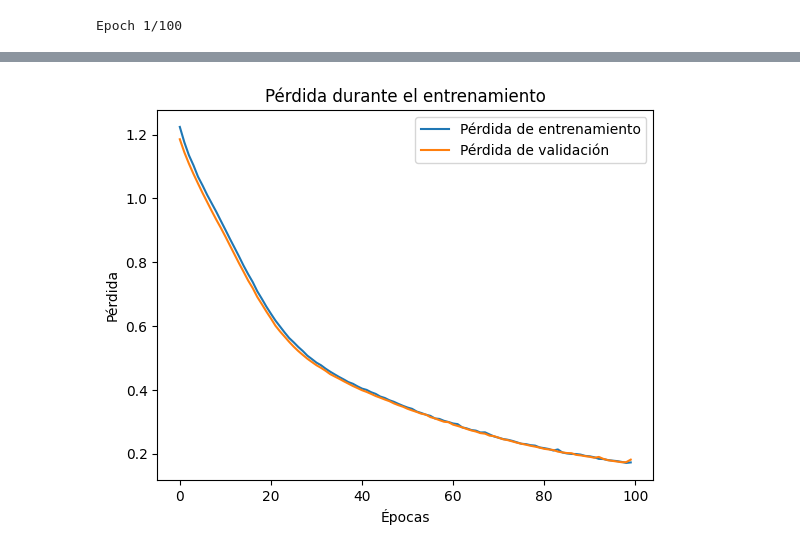
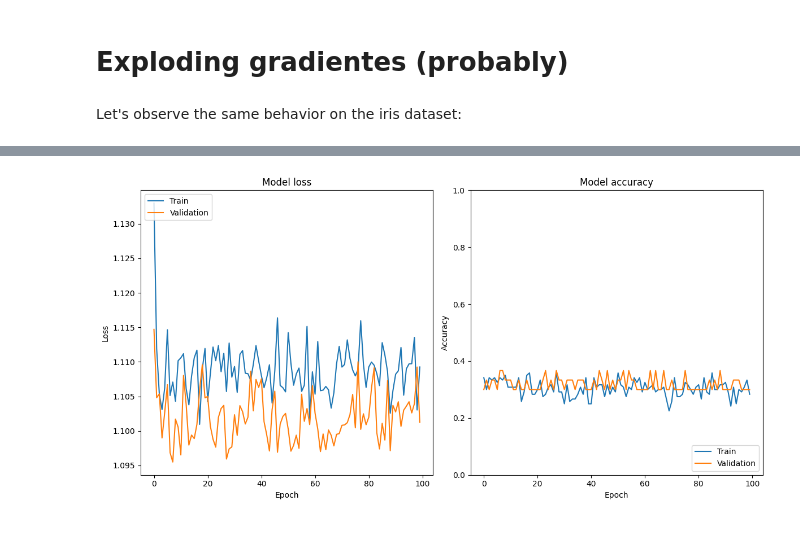
Before and after one commit to AbrahamOtero/MLiB, a Jupyter notebook: 4.5_IssuesTrainingNeuralNetworks.ipynb, the cells around one changed output, grey strips where cells are left out. Drawn from its saved outputs; the diff is of its cells as text; code cells hidden in the pictures.

Commit message:
Improved gradient vanishing with MINST dataset. Added iris data example.

```diff
--- a/4.5_IssuesTrainingNeuralNetworks.ipynb
+++ b/4.5_IssuesTrainingNeuralNetworks.ipynb
@@ -191,6 +316,8 @@ plt.show()
+# %% [markdown]
+# Exploding gradientes (probably)
+# %% [markdown]
+Let's observe the same behavior on the iris dataset:
 # %%
-# prompt: Aplica la misma red neuronal que en el ejercicio anterior sobre el conjunto de datos iris
-
 import numpy as np
 import matplotlib.pyplot as plt
 from sklearn.datasets import load_iris
@@ -200,53 +327,59 @@ from keras.models import Sequential
 from keras.layers import Dense
 from keras import optimizers
 
-# Cargar el conjunto de datos Iris
+# Loading the Iris dataset
 iris = load_iris()
 X = iris.data
 y = iris.target.reshape(-1, 1)
 
-# Codificar las etiquetas de clase en formato one-hot
+# Encode class labels in one-hot format
 encoder = OneHotEncoder(sparse_output=False)
 y_encoded = encoder.fit_transform(y)
 
-# Dividir los datos en conjuntos de entrenamiento y prueba
+# Split the data into training and test sets
 X_train, X_test, y_train, y_test = train_test_split(X, y_encoded, test_size=0.2, random_state=42)
 
-# Definir la red neuronal (misma arquitectura que antes)
+# Define the neural network (same architecture as before)
+# It is excessively complex for a problem with 4 features and 150 data, but we do it for illustrative purposes.
 model = Sequential()
-model.add(Dense(128, activation='tanh', input_shape=(4,)))
-model.add(Dense(128, activation='tanh'))
-model.add(Dense(128, activation='tanh'))
-model.add(Dense(128, activation='tanh'))
-model.add(Dense(128, activation='tanh'))
-model.add(Dense(128, activation='tanh'))
-model.add(Dense(128, activation='tanh'))
-model.add(Dense(128, activation='tanh'))
+model.add(Dense(128, activation='sigmoid', input_shape=(4,)))
+model.add(Dense(128, activation='sigmoid'))
+model.add(Dense(128, activation='sigmoid'))
+model.add(Dense(128, activation='sigmoid'))
+model.add(Dense(128, activation='sigmoid'))
+model.add(Dense(128, activation='sigmoid'))
+model.add(Dense(128, activation='sigmoid'))
+model.add(Dense(128, activation='sigmoid'))
 model.add(Dense(3, activation='softmax'))  # 3 neuronas de salida para las 3 clases de Iris
 
-# Compilar el modelo
-optimizer = optimizers.SGD(learning_rate=0.001)
+# Compile the model
+optimizer = optimizers.SGD(learning_rate=0.01)
 model.compile(optimizer=optimizer, loss='categorical_crossentropy', metrics=['accuracy'])
 
-# Entrenar el modelo
-history = model.fit(X_train, y_train, epochs=100, batch_size=10, validation_data=(X_test, y_test))
+# Train the model
+history = model.fit(X_train, y_train, epochs=100, batch_size=10, validation_data=(X_test, y_test), verbose=0)
 
-# Imprimir información de las capas
-for layer in model.layers:
-    weights = layer.get_weights()
-    if weights:
-        for weight_array in weights:
-            print(f"Capa: {layer.name}, Forma: {weight_array.shape}")
-            print(f"Promedio: {np.mean(np.abs(weight_array)):.4f}, Desviación estándar: {np.std(np.abs(weight_array)):.4f}")
-            print("-" * 20)
+plt.figure(figsize=(12, 6))
 
-# Graficar la pérdida
-plt.plot(history.history['loss'], label='Pérdida de entrenamiento')
-plt.plot(history.history['val_loss'], label='Pérdida de validación')
-plt.title('Pérdida durante el entrenamiento')
-plt.xlabel('Épocas')
-plt.ylabel('Pérdida')
-plt.legend()
+# Plot training & validation loss values
+plt.subplot(1, 2, 1)
+plt.plot(history.history['loss'])
+plt.plot(history.history['val_loss'])
+plt.title('Model loss')
+plt.ylabel('Loss')
+plt.xlabel('Epoch')
+plt.legend(['Train', 'Validation'], loc='upper left')
+
+# Plot training & validation accuracy values
+plt.subplot(1, 2, 2)
+plt.plot(history.history['accuracy'])
+plt.plot(history.history['val_accuracy'])
+plt.title('Model accuracy')
+plt.ylabel('Accuracy')
+plt.xlabel('Epoch')
+plt.legend(['Train', 'Validation'], loc='lower right')
+plt.ylim([0, 1.01])  # Set y-axis range for accuracy
+
+plt.tight_layout()
 plt.show()
 # %% [output]
-Epoch 1/100
@@ -270 +386 @@ Promedio: 0.0033, Desviación estándar: 0.0018
-[figure, old version]
+[figure, new version]
```
Also changed, not shown: parts of 33 cells of this notebook.
